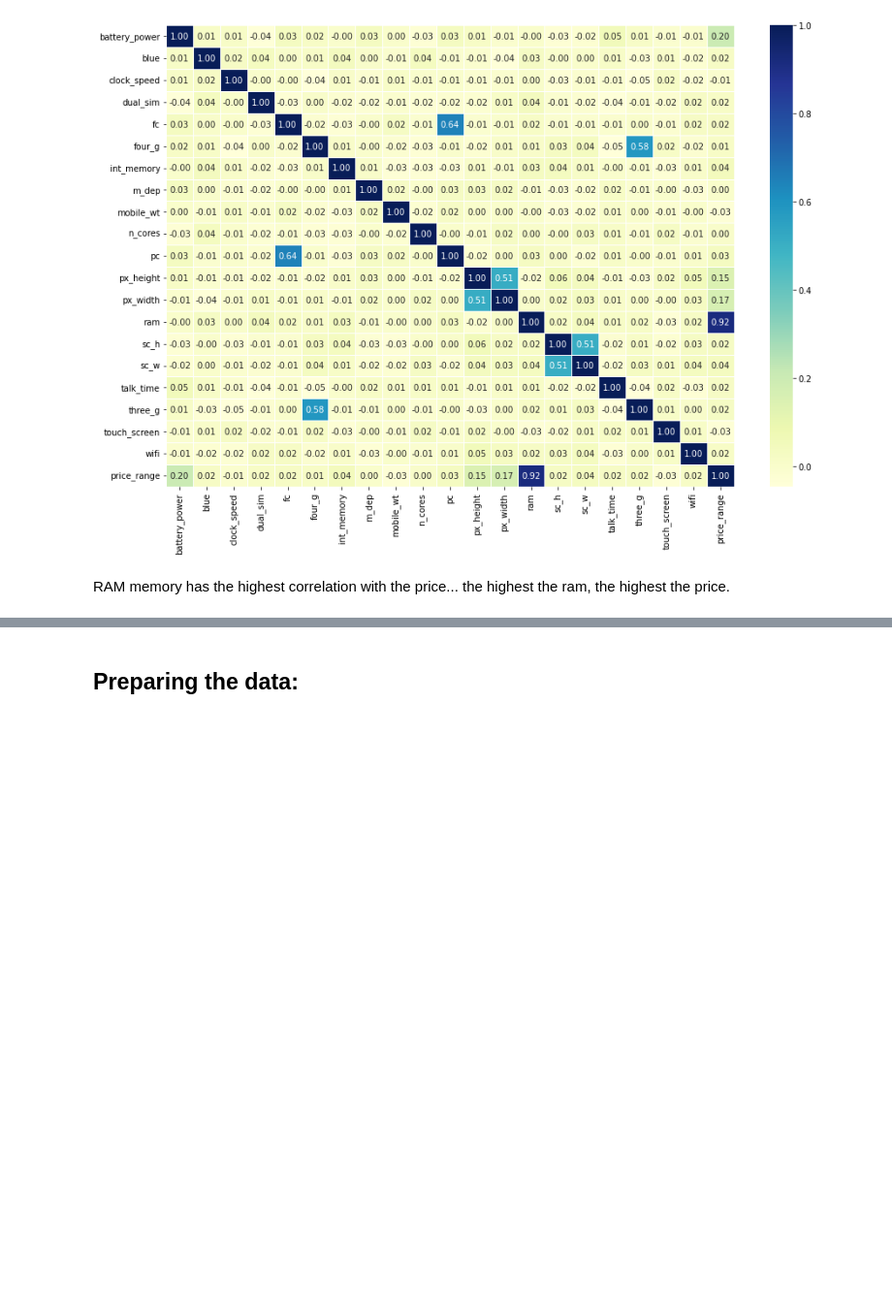
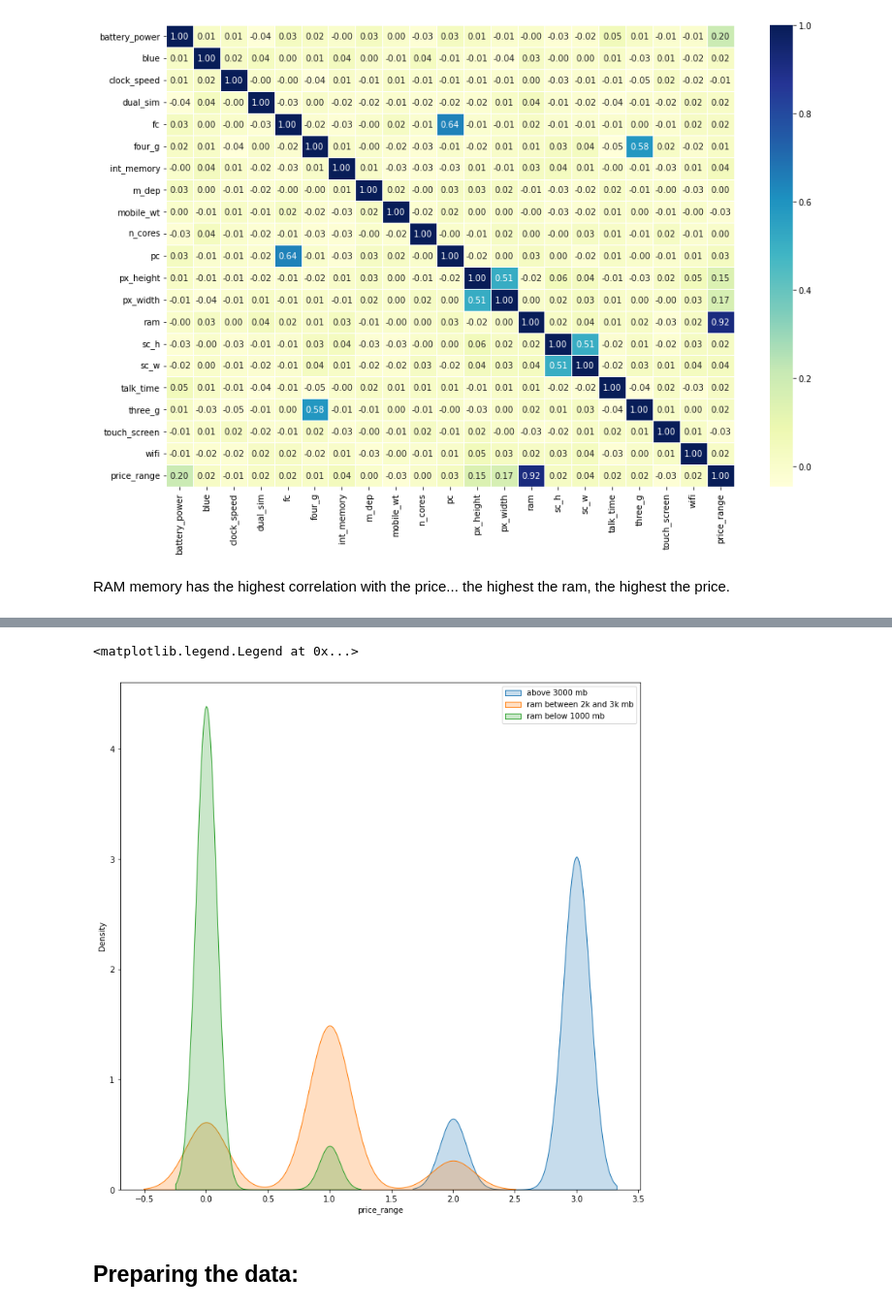
Before and after one commit to MateoPer/Proyectos, a Jupyter notebook: CellphonesClassifier.ipynb, the cells around one changed output, grey strips where cells are left out. Shown at 97% size. Saved outputs shown, nothing was run; the diff lists cells and outputs as text; code cells hidden in the pictures; blank space fills up the shorter version.

```diff
--- a/CellphonesClassifier.ipynb
+++ b/CellphonesClassifier.ipynb
@@ -122,3 +127,28 @@ RAM memory has the highest correlation with the price... the highest the ram, th
+# %%
+ram_above_3k = data[data["ram"] > 3000]
+midstep = data[data["ram"] < 2000]
+ram_between_1k_2k = midstep[midstep["ram"] > 1000]
+ram_less_1k = data[data["ram"] < 1000]
+
+
+fig = plt.subplots(figsize = (12,12))
+sns.kdeplot(x = "price_range",
+            data = ram_above_3k,
+            shade = True,
+            label = "above 3000 mb");
+sns.kdeplot(x = "price_range",
+            data = ram_between_1k_2k,
+            shade = True,
+            label = "ram between 2k and 3k mb");
+sns.kdeplot(x = "price_range",
+            data = ram_less_1k,
+            shade = True,
+            label = "ram below 1000 mb");
+
+plt.legend()
+# %% [output]
+<matplotlib.legend.Legend at 0x...>
+[figure, added]
 # %% [markdown]
 ## Preparing the data:
 # %%
```
Also changed, not shown: parts of 2 cells of this notebook.
